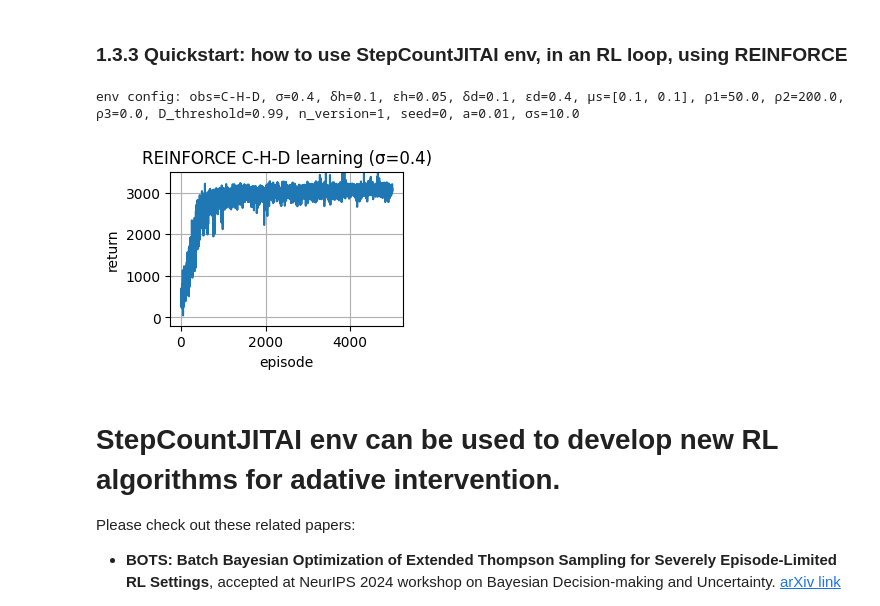
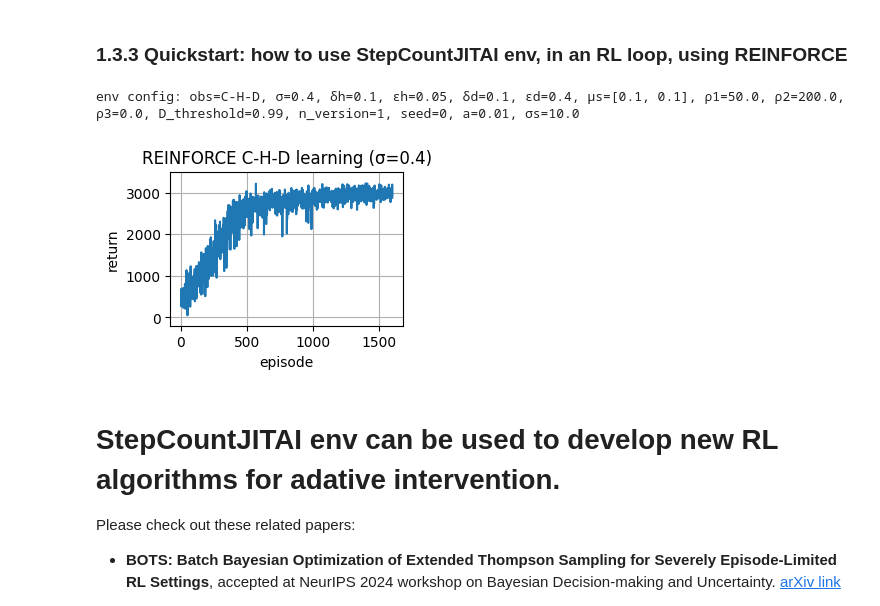
Before and after one commit to reml-lab/StepCountJITAI, a Jupyter notebook: examples/StepCountJITAI_quickstart.ipynb, the cells around one changed output. Saved outputs shown, nothing was run; the diff lists cells and outputs as text; code cells hidden in the pictures.

```diff
--- a/examples/StepCountJITAI_quickstart.ipynb
+++ b/examples/StepCountJITAI_quickstart.ipynb
@@ -197,11 +197,11 @@ env config: obs=C-H-D, σ=0.4, δh=0.1, εh=0.05, δd=0.1, εd=0.4, µs=[0.1, 0.
 # %%
 set_random_seed(0)
 env = StepCountJITAI(sigma=0.4, chosen_obs_names=['C', 'H', 'D'], n_version=1, b_using_uniform=True, chosen_a=0.01, σs=10.)
 agent = ReinforceAgent(gamma=1, lr=6e-4, input_dims=[env.get_obs_length()], n_actions=4, fc1_dim=128, fc2_dim=None)
-return_values = run_RL_loop_REINFORCE(env, agent, M=3, n_episodes=5000, b_train=True, b_plot=True)
+return_values = run_RL_loop_REINFORCE(env, agent, M=3, n_episodes=1600, b_train=True, b_plot=True)
 # %% [output]
 env config: obs=C-H-D, σ=0.4, δh=0.1, εh=0.05, δd=0.1, εd=0.4, µs=[0.1, 0.1], ρ1=50.0, ρ2=200.0, ρ3=0.0, D_threshold=0.99, n_version=1, seed=0, a=0.01, σs=10.0
-[figure, old version]
+[figure, new version]
 # %% [markdown]
 # StepCountJITAI env can be used to develop new RL algorithms for adative intervention.
 
```
Also changed, not shown: parts of 2 cells of this notebook, 2 other files.
